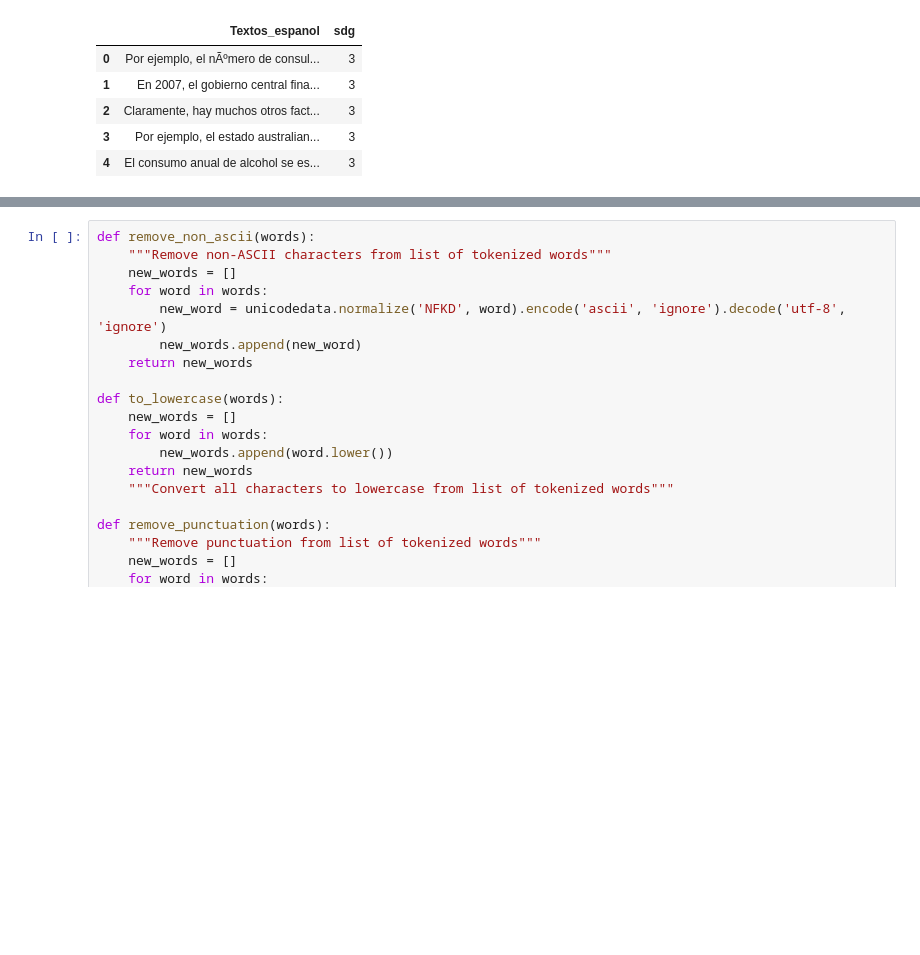
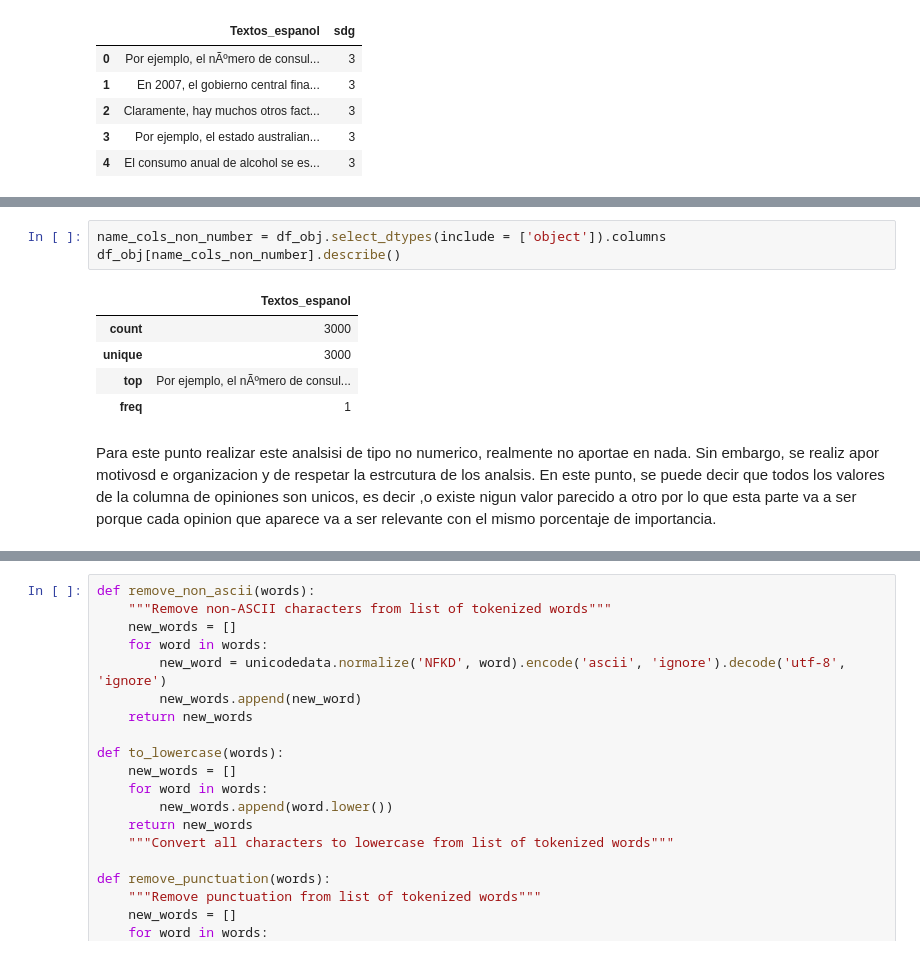
Before and after one commit to jf-garciam1/Lab-BI, a Jupyter notebook: Proyecto1/proyecto1.ipynb, the cells around one changed output, grey strips where cells are left out. Cells and saved outputs as stored; diff of their text form; blank space fills up the shorter version.

```diff
--- a/Proyecto1/proyecto1.ipynb
+++ b/Proyecto1/proyecto1.ipynb
@@ -181,0 +199,11 @@ df_obj.head()
+# %%
+name_cols_non_number = df_obj.select_dtypes(include = ['object']).columns
+df_obj[name_cols_non_number].describe()
+# %% [output]
+|  | Textos_espanol |
+| count | 3000 |
+| unique | 3000 |
+| top | Por ejemplo, el nÃºmero de consul... |
+| freq | 1 |
+# %% [markdown]
+Para este punto realizar este analsisi de tipo  no numerico, realmente no aportae en nada. Sin embargo, se realiz apor motivosd e organizacion y de respetar la estrcutura de los analsis. En este punto, se puede decir que todos los valores de la columna de opiniones son unicos, es decir ,o existe nigun valor parecido a otro por lo que esta parte va a ser porque cada opinion que aparece va a ser relevante con el mismo porcentaje de importancia.
```
Also changed, not shown: parts of 35 cells of this notebook.
